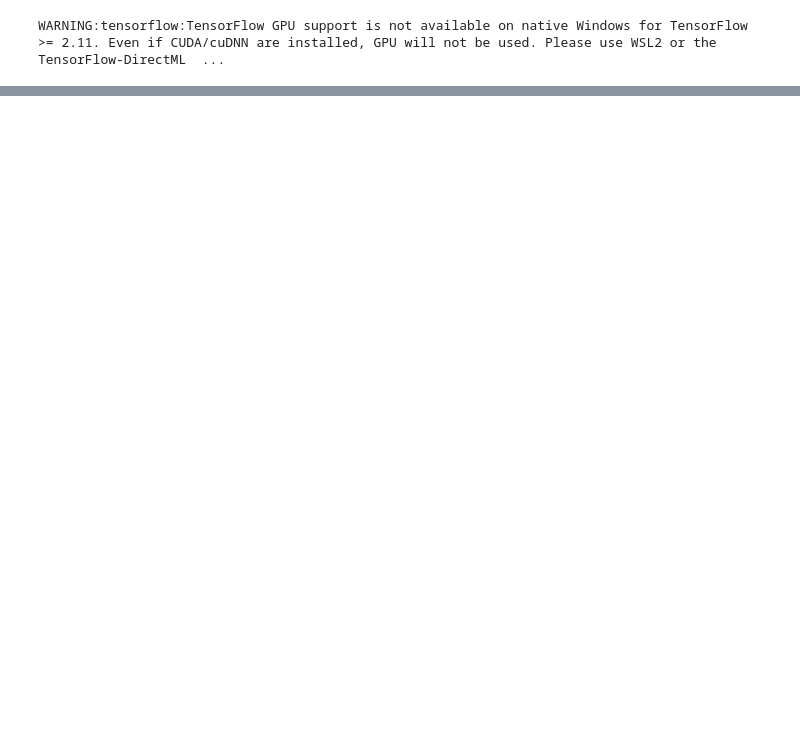
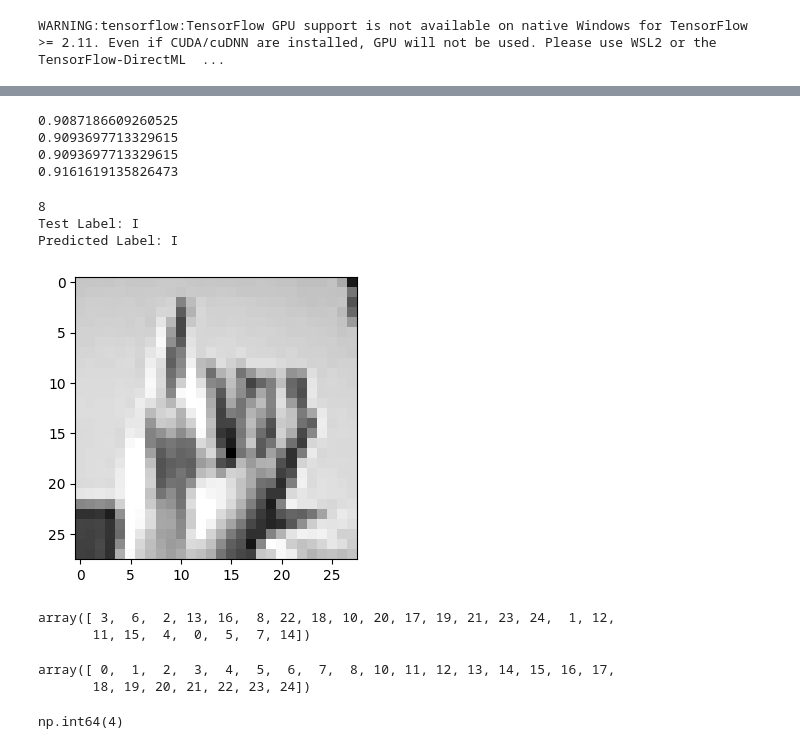
Before and after one commit to DuyAnh628/cnn_mnist, a Jupyter notebook: cnn.ipynb, the cells around one changed output, grey strips where cells are left out. Drawn from its saved outputs; the diff is of its cells as text; code cells hidden in the pictures; blank space fills up the shorter version.

```diff
--- a/cnn.ipynb
+++ b/cnn.ipynb
@@ -184,0 +215,42 @@ sns.heatmap(df_cm, annot=True,cmap='Blues',fmt='g')
+# %%
+print(f1_score)
+print(accuracy_score)
+print(recall_score)
+print(precision_score)
+# %% [output]
+0.9087186609260525
+0.9093697713329615
+0.9093697713329615
+0.9161619135826473
+# %%
+def return_alphabet(num):
+    alphabet = ['A', 'B', 'C', 'D', 'E', 'F', 'G', 'H', 'I', 'K', 'L', 'M', 'N', 'O', 'P', 'Q', 'R', 'S', 'T', 'U', 'V', 'W', 'X', 'Y']
+    if num > 8:
+        return alphabet[num-1]
+    else:
+        return alphabet[num]
+# %%
+random_number = 10
+print(int(test_label[random_number][0]))
+print("Test Label:", return_alphabet(int(test_label[random_number][0])))
+print("Predicted Label:", return_alphabet(predicted_labels[random_number]))
+show_images(test_set[random_number])
+# %% [output]
+8
+Test Label: I
+Predicted Label: I
+[figure, added]
+# %%
+train['label'].unique()
+# %% [output]
+array([ 3,  6,  2, 13, 16,  8, 22, 18, 10, 20, 17, 19, 21, 23, 24,  1, 12,
+       11, 15,  4,  0,  5,  7, 14])
+# %%
+np.unique(predicted_labels)
+# %% [output]
+array([ 0,  1,  2,  3,  4,  5,  6,  7,  8, 10, 11, 12, 13, 14, 15, 16, 17,
+       18, 19, 20, 21, 22, 23, 24])
+# %%
+np.argmax(predicted_labels)
+# %% [output]
+np.int64(4)
```
Also changed, not shown: parts of 9 cells of this notebook.
